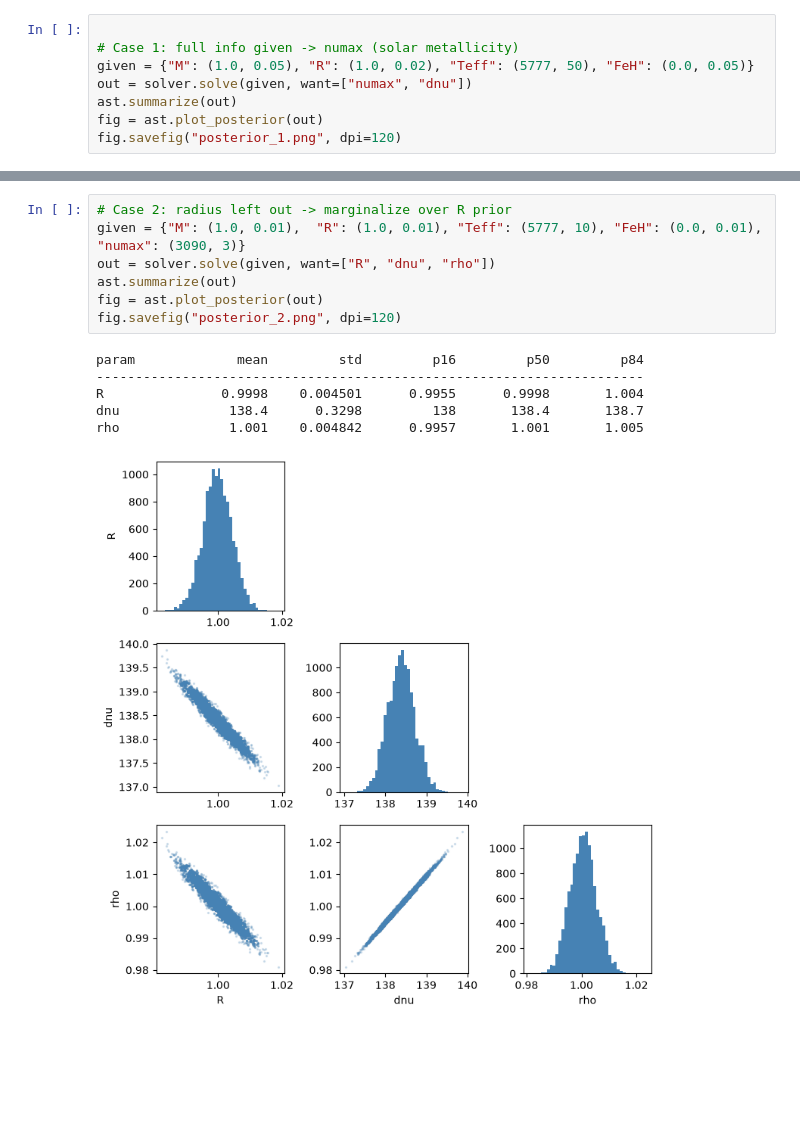
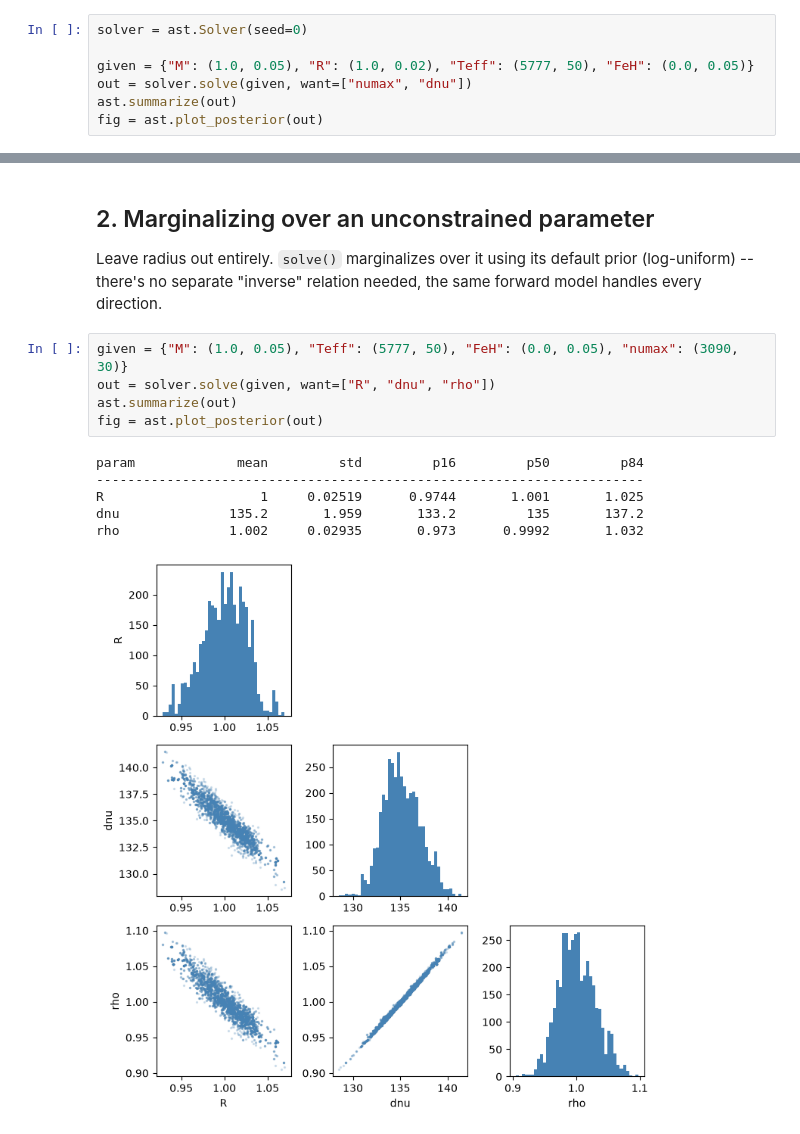
Before and after one commit to nielsenmb/AsteroScale, a Jupyter notebook: example.ipynb, the cells around one changed output, grey strips where cells are left out. Drawn from its saved outputs; the diff is of its cells as text; blank space fills up the shorter version.

```diff
--- a/example.ipynb
+++ b/example.ipynb
@@ -7,11 +20,10 @@ solver = ast.Solver(nlive=500, seed=0)
 # %%
+solver = ast.Solver(seed=0)
 
-# Case 1: full info given -> numax (solar metallicity)
 given = {"M": (1.0, 0.05), "R": (1.0, 0.02), "Teff": (5777, 50), "FeH": (0.0, 0.05)}
 out = solver.solve(given, want=["numax", "dnu"])
 ast.summarize(out)
 fig = ast.plot_posterior(out)
-fig.savefig("posterior_1.png", dpi=120)
 # %% [output]
 param             mean         std         p16         p50         p84
 ----------------------------------------------------------------------
@@ -21,14 +33,17 @@ dnu              138.6       5.498       133.1       138.6       144.2
+# %% [markdown]
+## 2. Marginalizing over an unconstrained parameter
+
+Leave radius out entirely. `solve()` marginalizes over it using its default prior (log-uniform) --
+there's no separate "inverse" relation needed, the same forward model handles every direction.
 # %%
-# Case 2: radius left out -> marginalize over R prior
-given = {"M": (1.0, 0.01),  "R": (1.0, 0.01), "Teff": (5777, 10), "FeH": (0.0, 0.01), "numax": (3090, 3)}
+given = {"M": (1.0, 0.05), "Teff": (5777, 50), "FeH": (0.0, 0.05), "numax": (3090, 30)}
 out = solver.solve(given, want=["R", "dnu", "rho"])
 ast.summarize(out)
 fig = ast.plot_posterior(out)
-fig.savefig("posterior_2.png", dpi=120)
 # %% [output]
 param             mean         std         p16         p50         p84
 ----------------------------------------------------------------------
-R               0.9998    0.004501      0.9955      0.9998       1.004
-dnu              138.4      0.3298         138       138.4       138.7
-rho              1.001    0.004842      0.9957       1.001       1.005
+R                    1     0.02519      0.9744       1.001       1.025
+dnu              135.2       1.959       133.2         135       137.2
+rho              1.002     0.02935       0.973      0.9992       1.032
-[figure, old version]
+[figure, new version]
```
Also changed, not shown: parts of 29 cells of this notebook, 17 other files.
